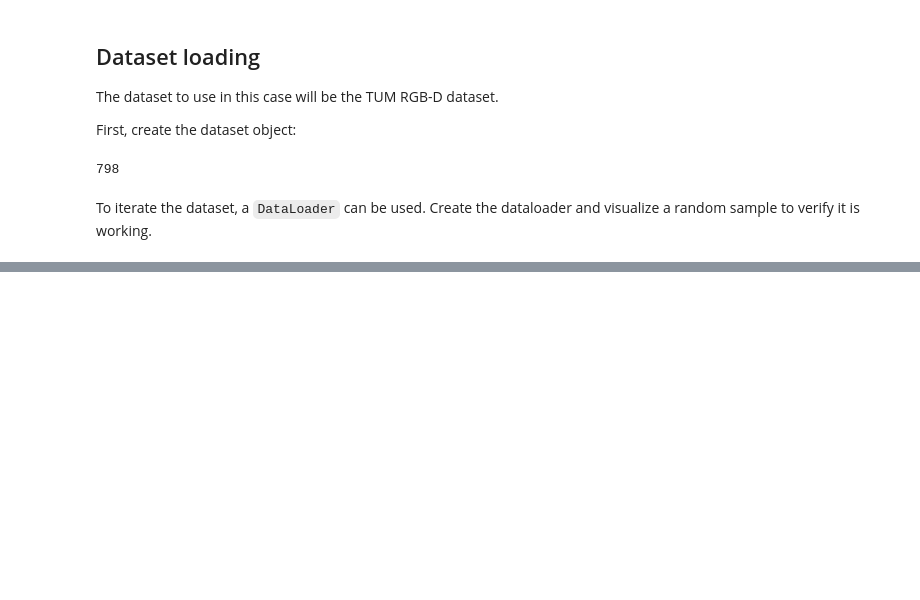
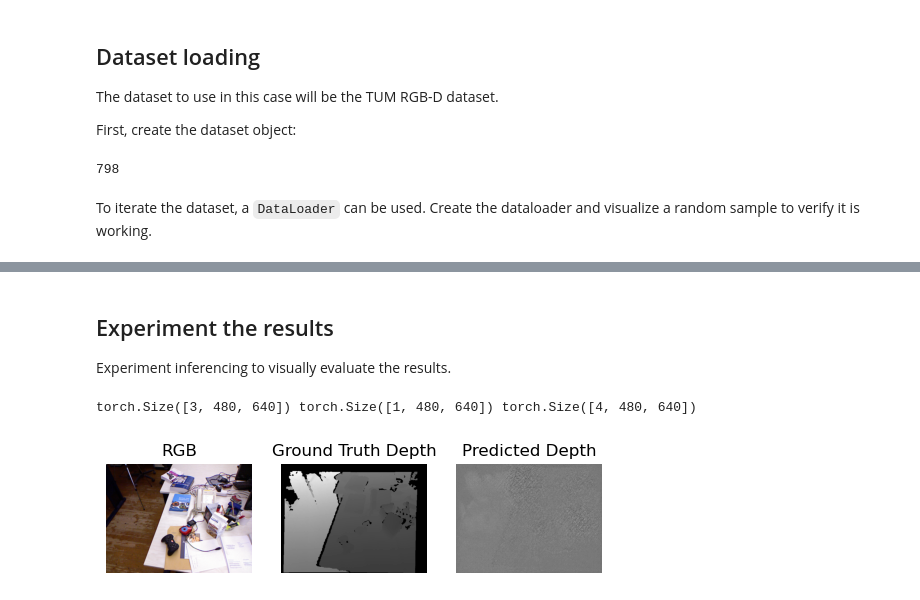
Before and after one commit to carlostojal/multitudinous, a Jupyter notebook: notebooks/pretrain_img.ipynb, the cells around one changed output, grey strips where cells are left out. Cells and saved outputs as stored; diff of their text form; code cells hidden in the pictures; blank space fills up the shorter version.

```diff
--- a/notebooks/pretrain_img.ipynb
+++ b/notebooks/pretrain_img.ipynb
@@ -73,0 +138,52 @@ plt.show()
+# %% [markdown]
+## Experiment the results
+
+Experiment inferencing to visually evaluate the results.
+# %%
+import torch
+
+# pick the first image from the dataloader
+rgb, depth = next(iter(data_loader))
+
+# load the model
+img_pretrainer.load_state_dict(torch.load('img_pretrainer_epoch_5.pth'))
+
+# get the device
+device = torch.device('cuda' if torch.cuda.is_available() else 'cpu')
+
+img_pretrainer.to(device)
+
+# set the model to evaluation mode
+img_pretrainer.eval()
+
+# build the rgb-d image
+rgb = rgb.to(device)
+rgb = rgb.squeeze(0)
+depth = depth.to(device)
+rgbd = torch.cat((rgb, depth), dim=0)
+
+print(rgb.shape, depth.shape, rgbd.shape)
+
+# forward pass
+pred_depth = img_pretrainer(rgbd.unsqueeze(0))
+
+# plot the results
+plt.subplot(1, 3, 1)
+plt.imshow(rgb.permute(1, 2, 0).cpu())
+plt.title('RGB')
+plt.axis('off')
+plt.subplot(1, 3, 2)
+plt.imshow(depth.squeeze().cpu(), cmap='gray')
+plt.title('Ground Truth Depth')
+plt.axis('off')
+plt.subplot(1, 3, 3)
+plt.imshow(pred_depth.squeeze().detach().cpu(), cmap='gray')
+plt.title('Predicted Depth')
+plt.axis('off')
+plt.show()
+
+# free the model memory
+del img_pretrainer
+# %% [output]
+torch.Size([3, 480, 640]) torch.Size([1, 480, 640]) torch.Size([4, 480, 640])
+[figure, added]
```
Also changed, not shown: parts of 4 cells of this notebook, 2 other files.
